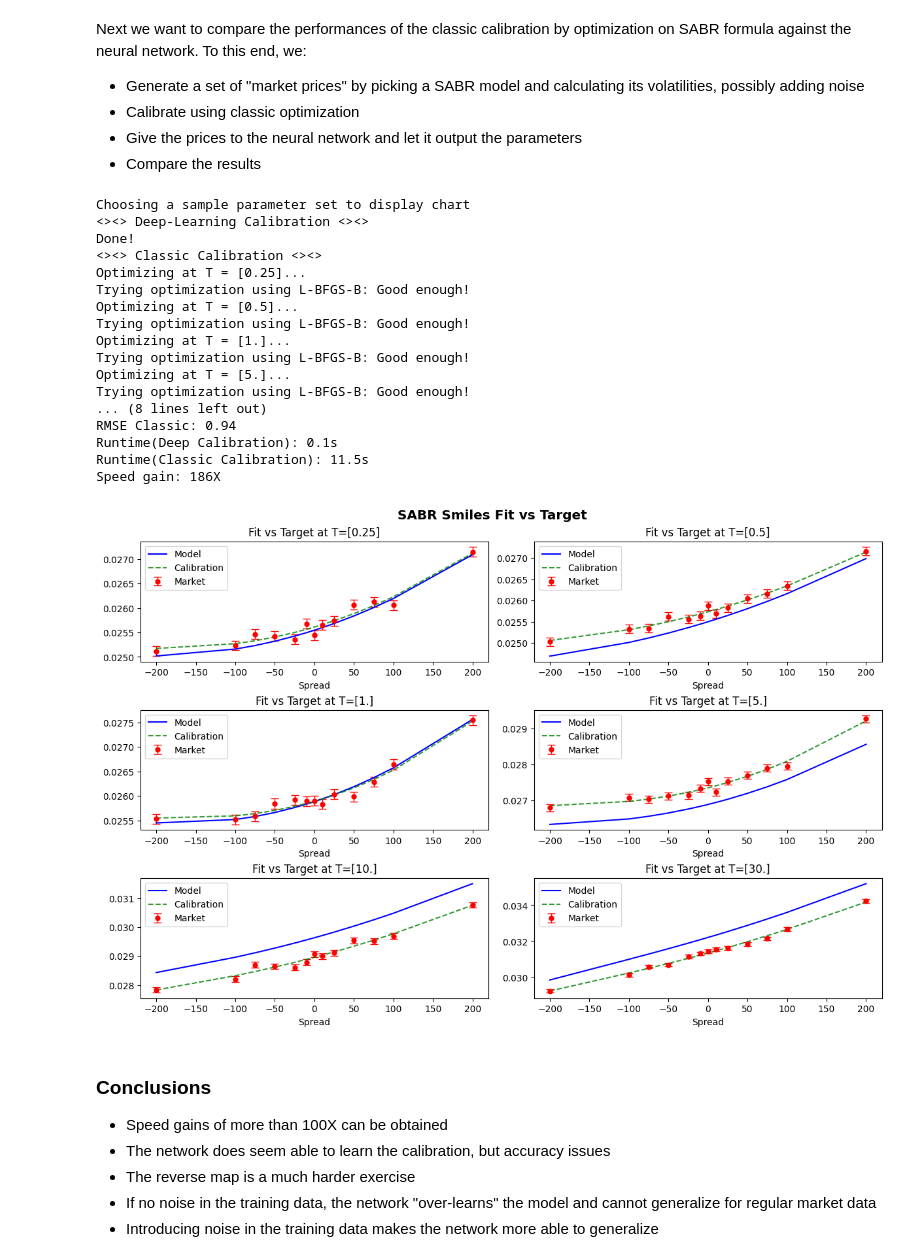
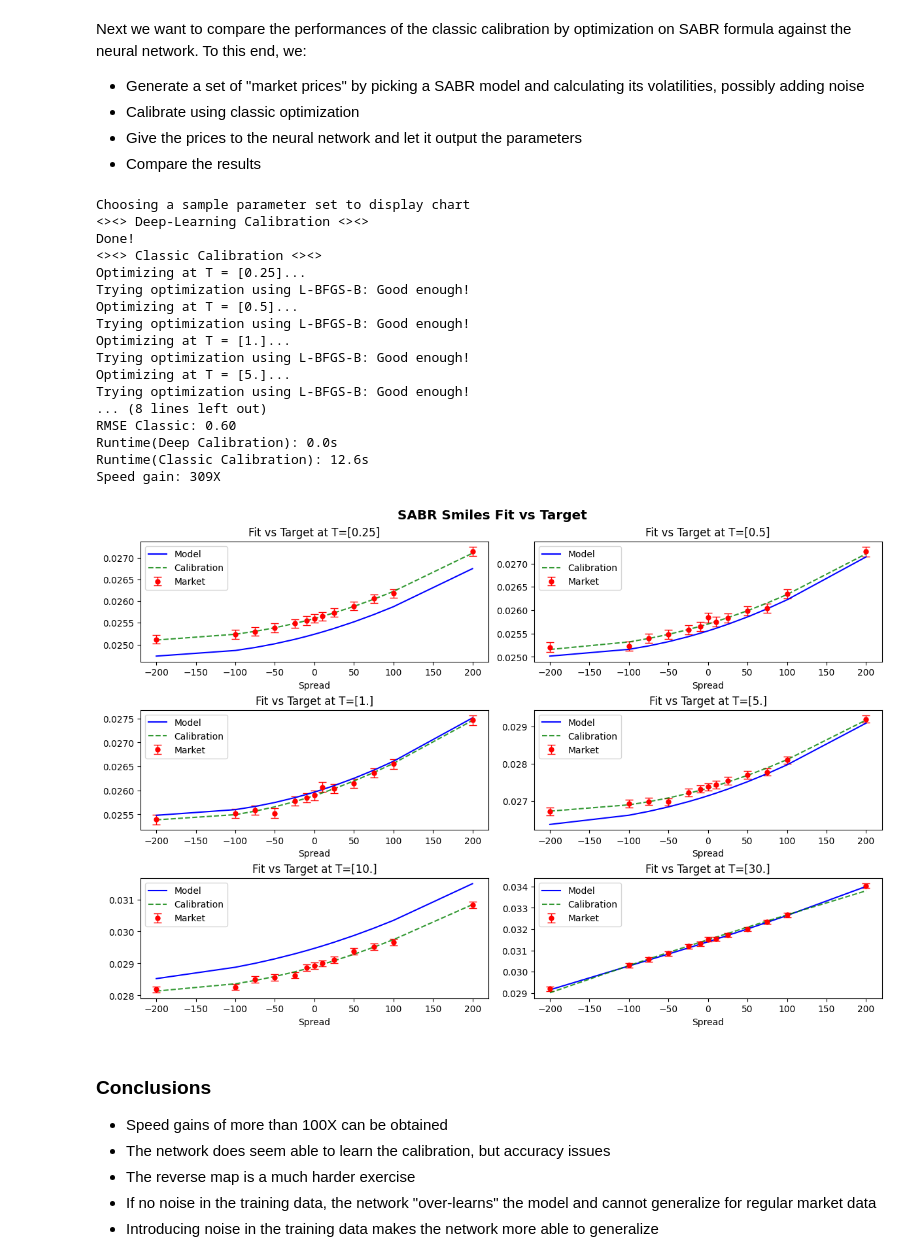
Before and after one commit to sebgur/SDev.Python, a Jupyter notebook: notebooks/Deep Learning StoVol-MB.ipynb, the cells around one changed output. Cells and saved outputs as stored; diff of their text form; code cells hidden in the pictures.

```diff
--- a/notebooks/Deep Learning StoVol-MB.ipynb
+++ b/notebooks/Deep Learning StoVol-MB.ipynb
@@ -497,8 +498,8 @@ Training the model requires choices for a number of training hyperparameters:
 EPOCHS = 50
 BATCH_SIZE = 1000
 # LR_TYPE = 'Constant'
-LR_TYPE = 'ExpDec'
-# LR_TYPE = 'Cyclical'
+# LR_TYPE = 'ExpDec'
+LR_TYPE = 'Cyclical'
 
 
 # Learning rate scheduler
@@ -884,8 +885,8 @@ Saving model to: C:\\temp\\demo\\calibration\\models\SABR_demo
 ### Load pre-trained model
 We have prepared two pre-trained models to illustrate the effect of noise in the dataset. One model was trained without noise, the other with noise.
 # %%
-# model_id = "SABR" # Trained without noise
-model_id = "SABR.noise" # Trained with noise
+model_id = "SABR" # Trained without noise
+# model_id = "SABR.noise" # Trained with noise
 ca_model_path = os.path.join(ca_model_folder, model_id)
 print("Loading pre-trained model from: " + ca_model_path)
 ca_pt_model = load_learning_model(ca_model_path)
@@ -947,8 +948,8 @@ TRAINING_SPREADS = np.tile(TRAINING_SPREADS, (NUM_EXPIRIES, 1))
 mkt_strikes = TRAINING_SPREADS / 10000.0 + FWD
 
 # Calculate market prices and vols
-noise = 0.008# 0.008
-noise_prob = 0.6 #0.99
+noise = 0.0#0.006#0.008# 0.008
+noise_prob = 0.0#0.25# 0.6 #0.99
 mkt_vols = cf_generator.price_straddles_ref(EXPIRIES, mkt_strikes, FWD, PARAMS, True,
                                             rel_noise=noise, noise_prob=noise_prob)
 mkt_prices = bachelier.price_straddles(EXPIRIES, mkt_strikes, FWD, mkt_vols)
@@ -1049,38 +1050,38 @@ axs[1, 1].legend(loc='upper left')
 
 axs[2, 0].errorbar(plot_spreads, mkt_vols[4], yerr, markersize=ms, fmt='o', linewidth=lw, capsize=cs, color='red', label='Market')
 axs[2, 0].plot(plot_spreads, mod_vols[4], color='blue', label='Model')
 axs[2, 0].plot(plot_spreads, cal_vols[4], 'g--', alpha=0.8, label='Calibration')
 axs[2, 0].set_xlabel('Spread')
 axs[2, 0].set_title(f"Fit vs Target at T={EXPIRIES[4]}")
 axs[2, 0].legend(loc='upper left')
 
 axs[2, 1].errorbar(plot_spreads, mkt_vols[5], yerr, markersize=ms, fmt='o', linewidth=lw, capsize=cs, color='red', label='Market')
 axs[2, 1].plot(plot_spreads, mod_vols[5], color='blue', label='Model')
 axs[2, 1].plot(plot_spreads, cal_vols[5], 'g--', alpha=0.8, label='Calibration')
 axs[2, 1].set_xlabel('Spread')
 axs[2, 1].set_title(f"Fit vs Target at T={EXPIRIES[5]}")
 axs[2, 1].legend(loc='upper left')
 
 plt.show()
 # %% [output]
 Choosing a sample parameter set to display chart
 <><> Deep-Learning Calibration <><>
 Done!
 <><> Classic Calibration <><>
 Optimizing at T = [0.25]...
 Trying optimization using L-BFGS-B: Good enough!
 Optimizing at T = [0.5]...
 Trying optimization using L-BFGS-B: Good enough!
 Optimizing at T = [1.]...
 Trying optimization using L-BFGS-B: Good enough!
 Optimizing at T = [5.]...
 Trying optimization using L-BFGS-B: Good enough!
 ... (8 lines left out)
-RMSE Classic: 0.94
-Runtime(Deep Calibration): 0.1s
-Runtime(Classic Calibration): 11.5s
-Speed gain: 186X
+RMSE Classic: 0.60
+Runtime(Deep Calibration): 0.0s
+Runtime(Classic Calibration): 12.6s
+Speed gain: 309X
-[figure, old version]
+[figure, new version]
 # %% [markdown]
 ### Conclusions
 * Speed gains of more than 100X can be obtained
```
Also changed, not shown: parts of 14 cells of this notebook, 3 other files.
